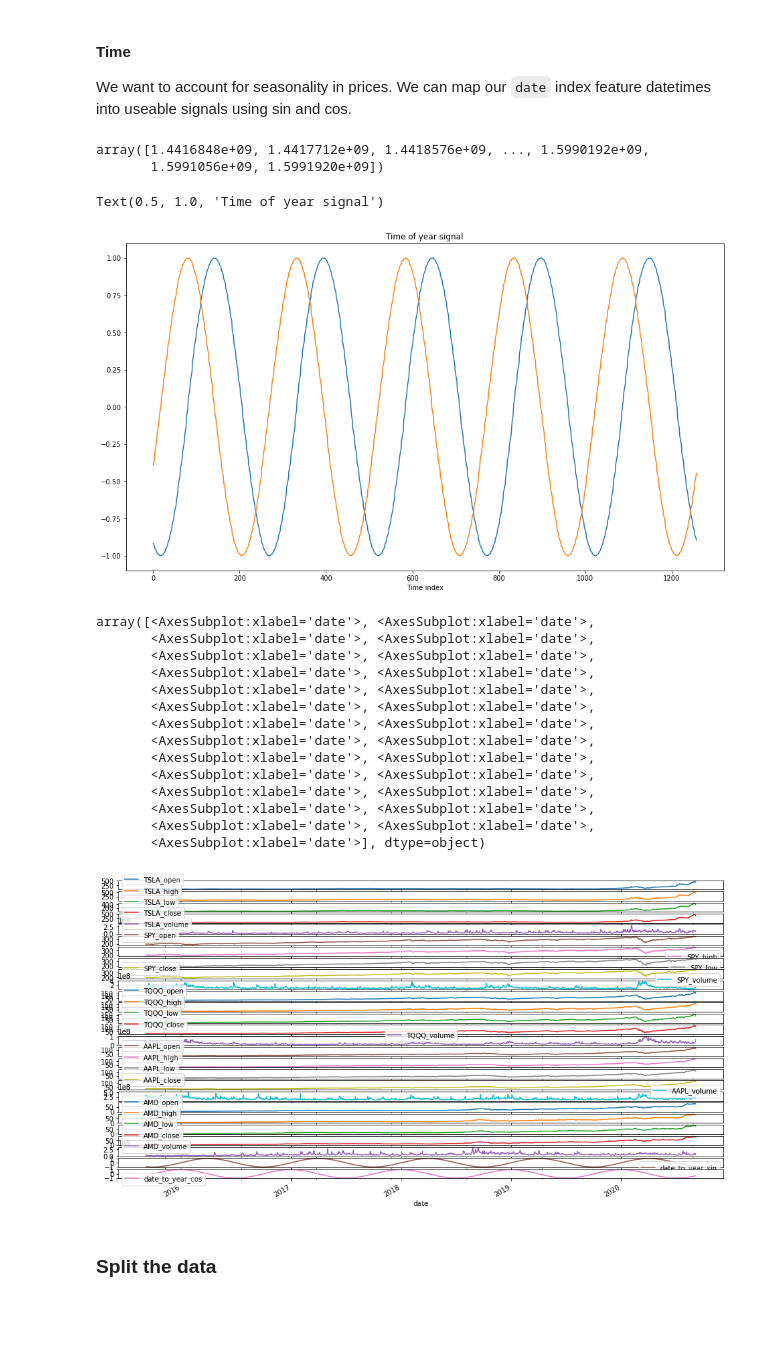
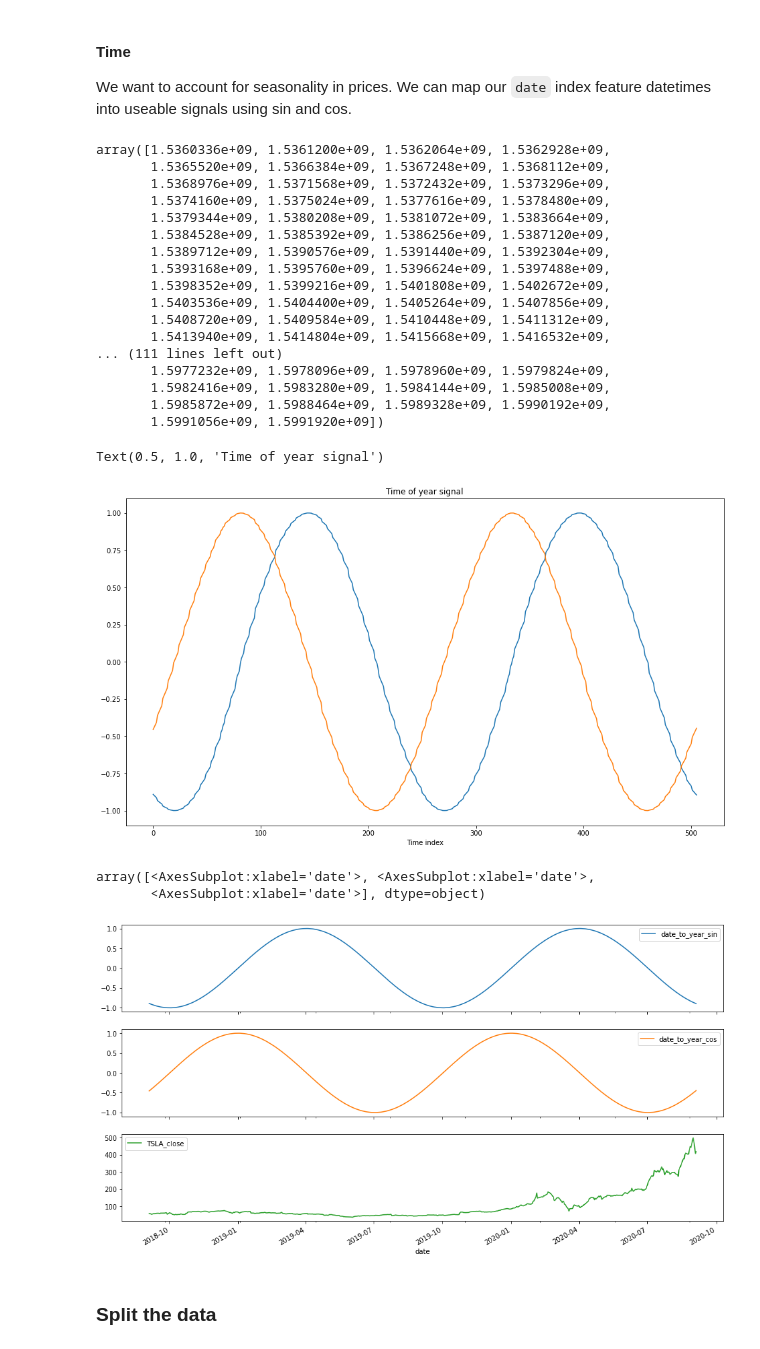
Before and after one commit to neuralnetes/notebooks, a Jupyter notebook: iex-cloud/stonks.ipynb, the cells around one changed output. Drawn from its saved outputs; the diff is of its cells as text; code cells hidden in the pictures; blank space fills up the shorter version.

```diff
--- a/iex-cloud/stonks.ipynb
+++ b/iex-cloud/stonks.ipynb
@@ -41,9 +41,9 @@ def create_df(csv_path, symbols, start, end, overwrite=False):
         df.to_csv(csv_path)
         return create_df(csv_path, symbols, start, end)
 # %%
-csv_path='stonk.csv'
-symbols = ['TSLA', 'SPY', 'TQQQ', 'FNGU', 'AAPL', 'AMD']
-start = datetime.datetime(2015, 9, 4)
+csv_path='stonks.csv'
+symbols = ['TSLA', 'SPY', 'TQQQ', 'FNGU', 'AAPL', 'AMD', 'AMZN', 'FB', 'GOOGL', 'SOXL', 'SOXS', 'NUGT', 'DUST', 'JETS']
+start = datetime.datetime(2018, 9, 4)
 end = datetime.datetime(2020, 9, 4)
 df = create_df(csv_path, symbols, start, end, overwrite=False)
 
@@ -95,2 +88,0 @@ FNGU only has 661 samples, going to drop for now
-# %%
-df = df.drop([col for col in df.columns if col[:4] == "FNGU"], axis=1)
@@ -142,7 +103,22 @@ We want to account for seasonality in prices. We can map our `date` index featur
 index_timestamp_seconds = np.array(df.index.map(datetime.datetime.timestamp))
 index_timestamp_seconds
 # %% [output]
-array([1.4416848e+09, 1.4417712e+09, 1.4418576e+09, ..., 1.5990192e+09,
+array([1.5360336e+09, 1.5361200e+09, 1.5362064e+09, 1.5362928e+09,
+       1.5365520e+09, 1.5366384e+09, 1.5367248e+09, 1.5368112e+09,
+       1.5368976e+09, 1.5371568e+09, 1.5372432e+09, 1.5373296e+09,
+       1.5374160e+09, 1.5375024e+09, 1.5377616e+09, 1.5378480e+09,
+       1.5379344e+09, 1.5380208e+09, 1.5381072e+09, 1.5383664e+09,
+       1.5384528e+09, 1.5385392e+09, 1.5386256e+09, 1.5387120e+09,
+       1.5389712e+09, 1.5390576e+09, 1.5391440e+09, 1.5392304e+09,
+       1.5393168e+09, 1.5395760e+09, 1.5396624e+09, 1.5397488e+09,
+       1.5398352e+09, 1.5399216e+09, 1.5401808e+09, 1.5402672e+09,
+       1.5403536e+09, 1.5404400e+09, 1.5405264e+09, 1.5407856e+09,
+       1.5408720e+09, 1.5409584e+09, 1.5410448e+09, 1.5411312e+09,
+       1.5413940e+09, 1.5414804e+09, 1.5415668e+09, 1.5416532e+09,
+... (111 lines left out)
+       1.5977232e+09, 1.5978096e+09, 1.5978960e+09, 1.5979824e+09,
+       1.5982416e+09, 1.5983280e+09, 1.5984144e+09, 1.5985008e+09,
+       1.5985872e+09, 1.5988464e+09, 1.5989328e+09, 1.5990192e+09,
        1.5991056e+09, 1.5991920e+09])
 # %%
 seconds_per_day = 24 * 60 * 60
@@ -156,27 +132,15 @@ plt.xlabel('Time index')
 plt.title('Time of year signal')
 # %% [output]
 Text(0.5, 1.0, 'Time of year signal')
-[figure, old version]
+[figure, new version]
 # %%
 df['date_to_year_sin'] = date_to_year_sin
 df['date_to_year_cos'] = date_to_year_cos
-df.plot(subplots=True)
+df[['date_to_year_sin', 'date_to_year_cos', 'TSLA_close']].plot(subplots=True)
 # %% [output]
 array([<AxesSubplot:xlabel='date'>, <AxesSubplot:xlabel='date'>,
-       <AxesSubplot:xlabel='date'>, <AxesSubplot:xlabel='date'>,
-       <AxesSubplot:xlabel='date'>, <AxesSubplot:xlabel='date'>,
-       <AxesSubplot:xlabel='date'>, <AxesSubplot:xlabel='date'>,
-       <AxesSubplot:xlabel='date'>, <AxesSubplot:xlabel='date'>,
-       <AxesSubplot:xlabel='date'>, <AxesSubplot:xlabel='date'>,
-       <AxesSubplot:xlabel='date'>, <AxesSubplot:xlabel='date'>,
-       <AxesSubplot:xlabel='date'>, <AxesSubplot:xlabel='date'>,
-       <AxesSubplot:xlabel='date'>, <AxesSubplot:xlabel='date'>,
-       <AxesSubplot:xlabel='date'>, <AxesSubplot:xlabel='date'>,
-       <AxesSubplot:xlabel='date'>, <AxesSubplot:xlabel='date'>,
-       <AxesSubplot:xlabel='date'>, <AxesSubplot:xlabel='date'>,
-       <AxesSubplot:xlabel='date'>, <AxesSubplot:xlabel='date'>,
        <AxesSubplot:xlabel='date'>], dtype=object)
-[figure, old version]
+[figure, new version]
 # %% [markdown]
 ### Split the data
 # %%
```
Also changed, not shown: parts of 57 cells of this notebook, 2 other files.
